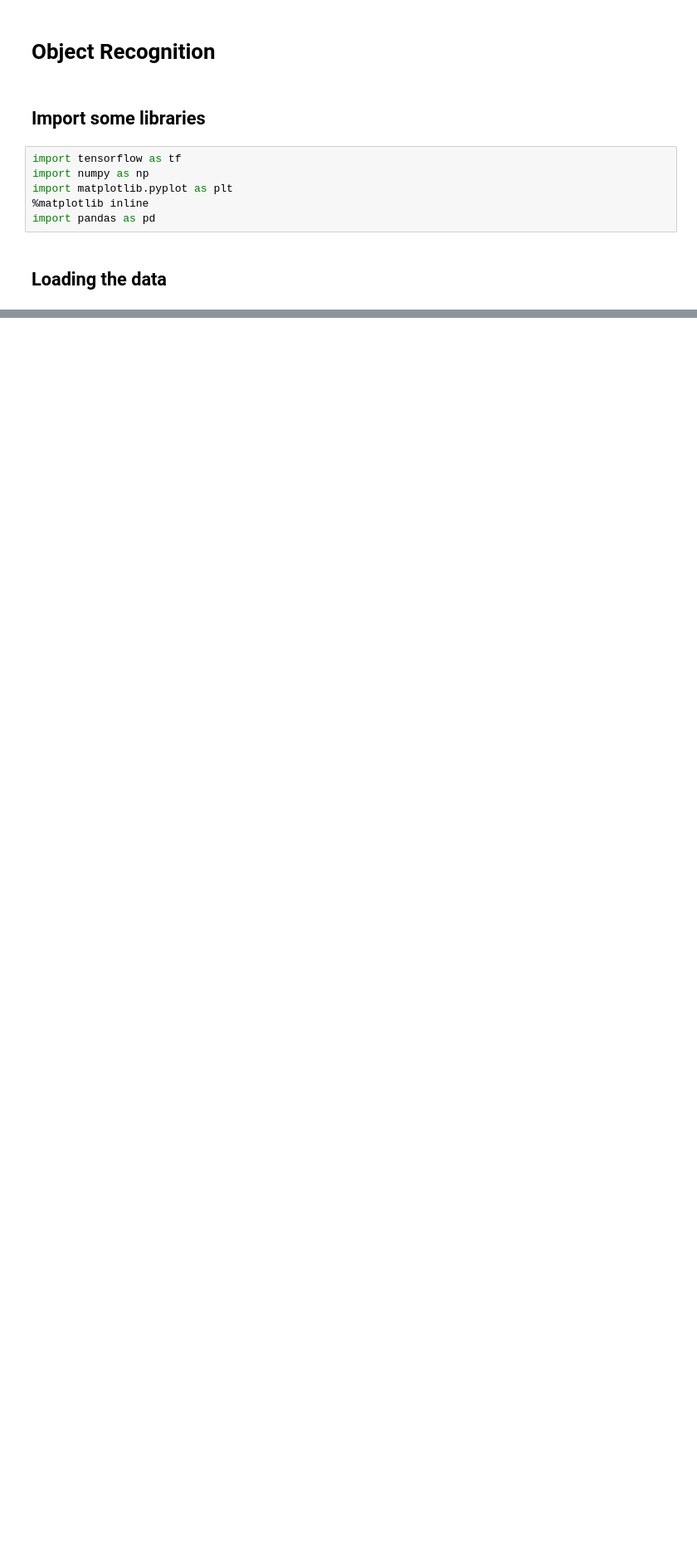
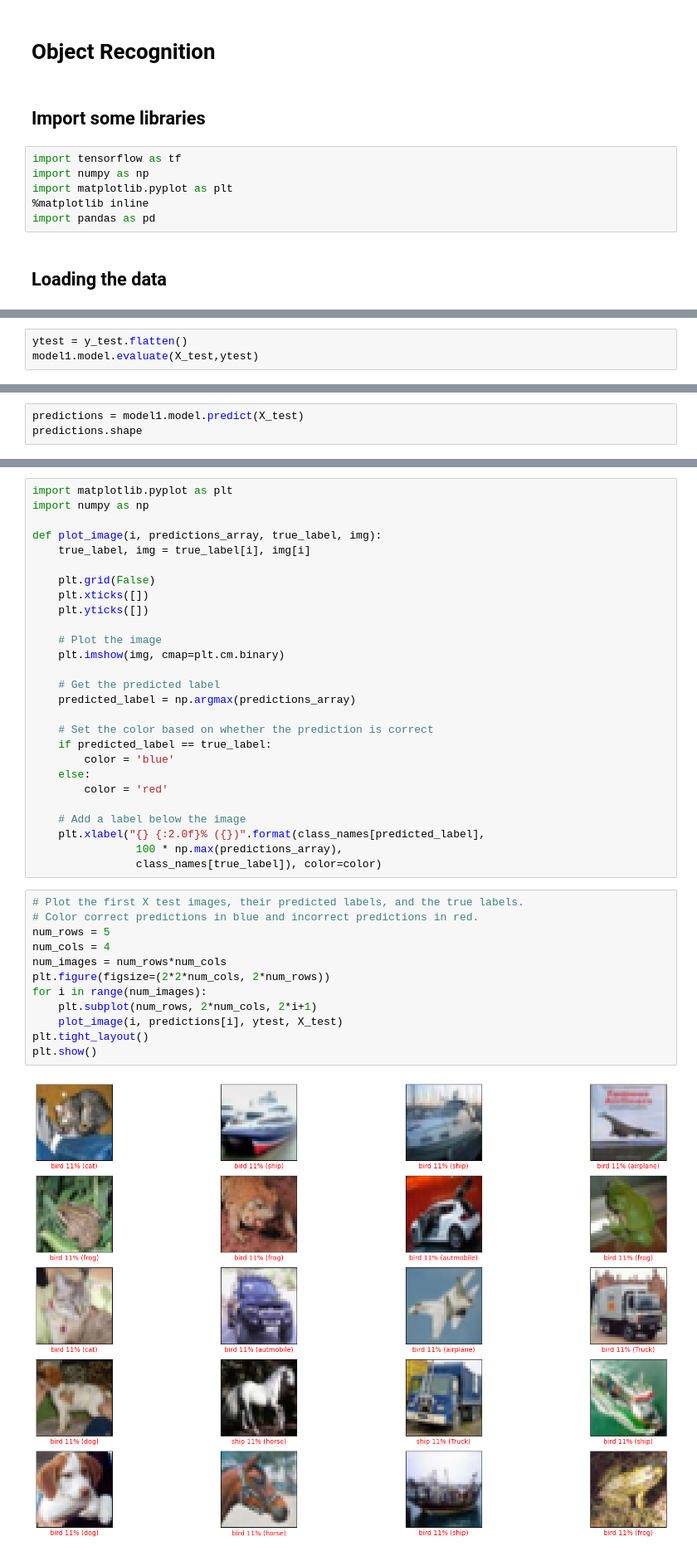
Before and after one commit to eniola-ajala/deep-learning-practice, a Jupyter notebook: obj_recognition.ipynb, the cells around one changed output, grey strips where cells are left out. Shown at 83% size. Drawn from its saved outputs; the diff is of its cells as text; blank space fills up the shorter version.

```diff
--- a/obj_recognition.ipynb
+++ b/obj_recognition.ipynb
@@ -35,0 +263,3 @@ TypeError: Invalid shape (50000, 32, 32, 3) for image data
+# %%
+ytest = y_test.flatten()
+model1.model.evaluate(X_test,ytest)
@@ -35,0 +269,3 @@ TypeError: Invalid shape (50000, 32, 32, 3) for image data
+# %%
+predictions = model1.model.predict(X_test)
+predictions.shape
@@ -35,0 +275,41 @@ TypeError: Invalid shape (50000, 32, 32, 3) for image data
+# %%
+import matplotlib.pyplot as plt
+import numpy as np
+
+def plot_image(i, predictions_array, true_label, img):
+    true_label, img = true_label[i], img[i]
+
+    plt.grid(False)
+    plt.xticks([])
+    plt.yticks([])
+
+    # Plot the image
+    plt.imshow(img, cmap=plt.cm.binary)
+
+    # Get the predicted label
+    predicted_label = np.argmax(predictions_array)
+
+    # Set the color based on whether the prediction is correct
+    if predicted_label == true_label:
+        color = 'blue'
+    else:
+        color = 'red'
+
+    # Add a label below the image
+    plt.xlabel("{} {:2.0f}% ({})".format(class_names[predicted_label],
+                100 * np.max(predictions_array),
+                class_names[true_label]), color=color)
+# %%
+# Plot the first X test images, their predicted labels, and the true labels.
+# Color correct predictions in blue and incorrect predictions in red.
+num_rows = 5
+num_cols = 4
+num_images = num_rows*num_cols
+plt.figure(figsize=(2*2*num_cols, 2*num_rows))
+for i in range(num_images):
+    plt.subplot(num_rows, 2*num_cols, 2*i+1)
+    plot_image(i, predictions[i], ytest, X_test)
+plt.tight_layout()
+plt.show()
+# %% [output]
+[figure, added]
```
Also changed, not shown: parts of 27 cells of this notebook.
